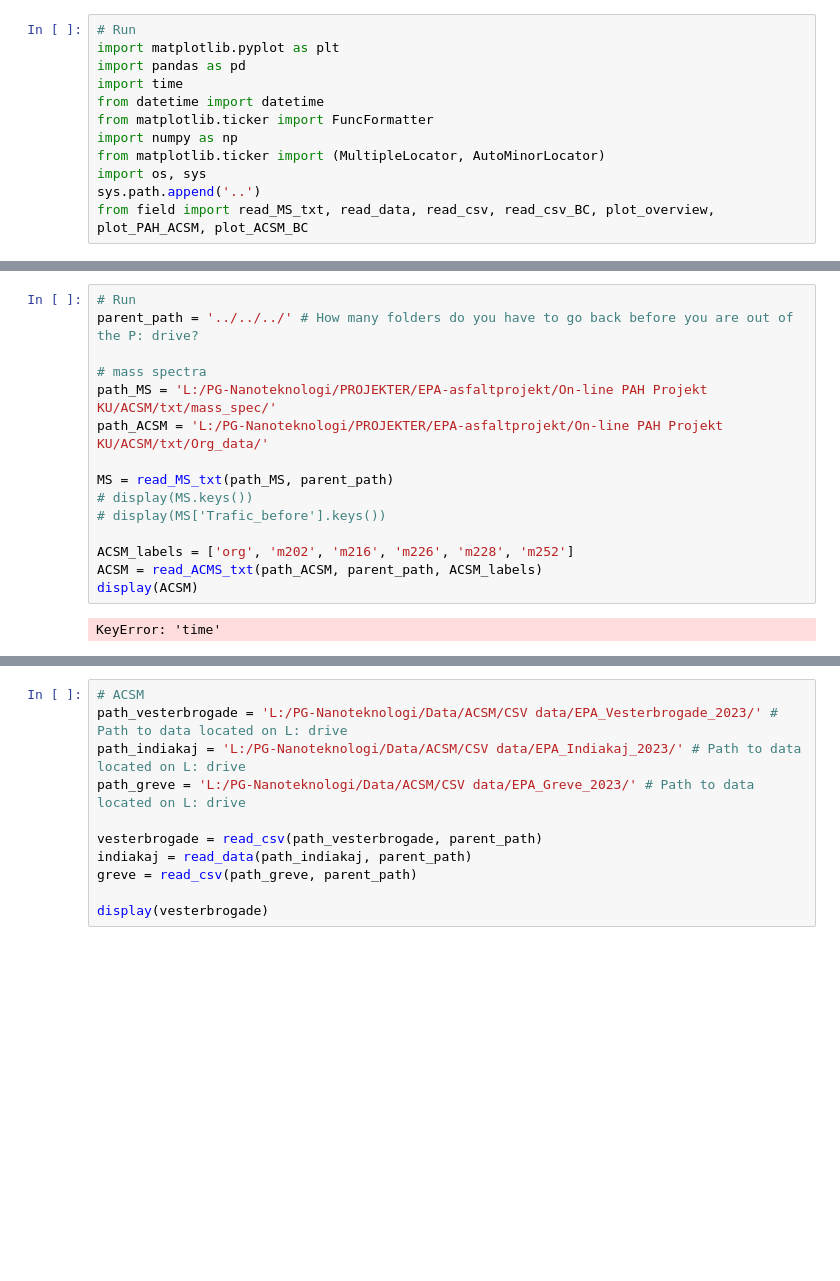
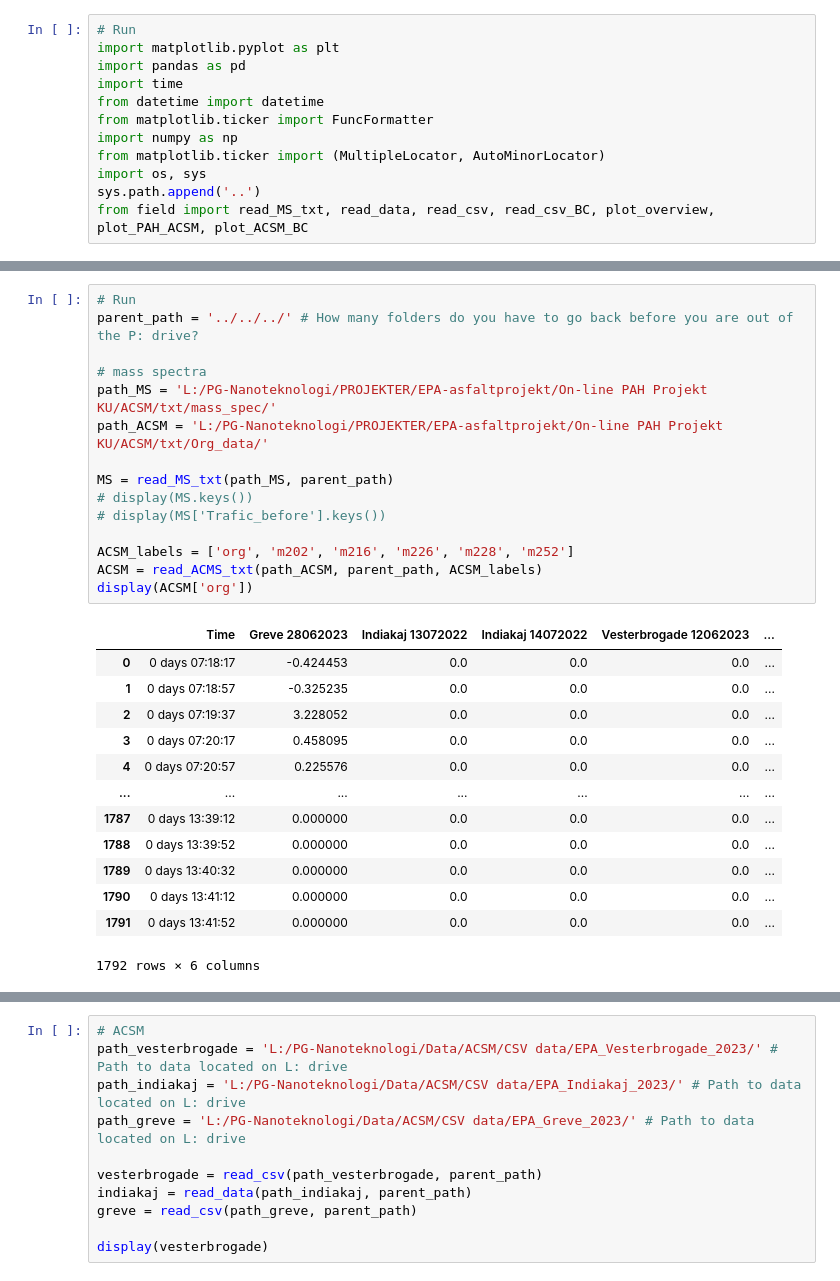
Before and after one commit to Normann25/NFA_project, a Jupyter notebook: field.ipynb, the cells around one changed output, grey strips where cells are left out. Cells and saved outputs as stored; diff of their text form; blank space fills up the shorter version.

```diff
--- a/field.ipynb
+++ b/field.ipynb
@@ -48,20 +47,32 @@ def read_ACMS_txt(path, parent_path, labels_list):
 # %%
 # Run
 parent_path = '../../../' # How many folders do you have to go back before you are out of the P: drive?
 
 # mass spectra
 path_MS = 'L:/PG-Nanoteknologi/PROJEKTER/EPA-asfaltprojekt/On-line PAH Projekt KU/ACSM/txt/mass_spec/'
 path_ACSM = 'L:/PG-Nanoteknologi/PROJEKTER/EPA-asfaltprojekt/On-line PAH Projekt KU/ACSM/txt/Org_data/'
 
 MS = read_MS_txt(path_MS, parent_path)
 # display(MS.keys())
 # display(MS['Trafic_before'].keys())
 
 ACSM_labels = ['org', 'm202', 'm216', 'm226', 'm228', 'm252']
 ACSM = read_ACMS_txt(path_ACSM, parent_path, ACSM_labels)
-display(ACSM)
+display(ACSM['org'])
 # %% [output]
+|  | Time | Greve 28062023 | Indiakaj 13072022 | Indiakaj 14072022 | Vesterbrogade 12062023 | ... |
+| 0 | 0 days 07:18:17 | -0.424453 | 0.0 | 0.0 | 0.0 | ... |
+| 1 | 0 days 07:18:57 | -0.325235 | 0.0 | 0.0 | 0.0 | ... |
+| 2 | 0 days 07:19:37 | 3.228052 | 0.0 | 0.0 | 0.0 | ... |
+| 3 | 0 days 07:20:17 | 0.458095 | 0.0 | 0.0 | 0.0 | ... |
+| 4 | 0 days 07:20:57 | 0.225576 | 0.0 | 0.0 | 0.0 | ... |
+| ... | ... | ... | ... | ... | ... | ... |
+| 1787 | 0 days 13:39:12 | 0.000000 | 0.0 | 0.0 | 0.0 | ... |
+| 1788 | 0 days 13:39:52 | 0.000000 | 0.0 | 0.0 | 0.0 | ... |
+| 1789 | 0 days 13:40:32 | 0.000000 | 0.0 | 0.0 | 0.0 | ... |
+| 1790 | 0 days 13:41:12 | 0.000000 | 0.0 | 0.0 | 0.0 | ... |
+| 1791 | 0 days 13:41:52 | 0.000000 | 0.0 | 0.0 | 0.0 | ... |
-KeyError: 'time'
+1792 rows × 6 columns
 # %%
 fig, ax = plt.subplots()
 
```
Also changed, not shown: parts of 2 cells of this notebook.
